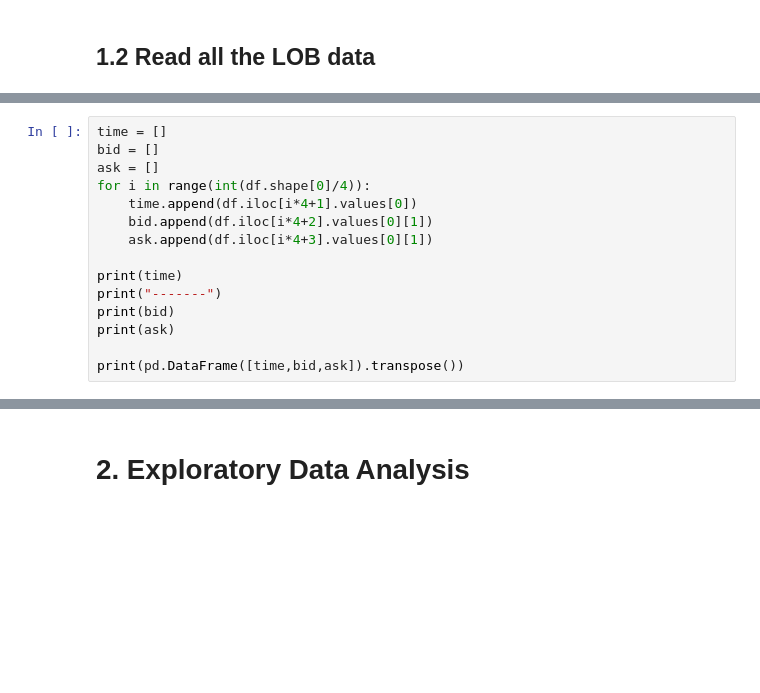
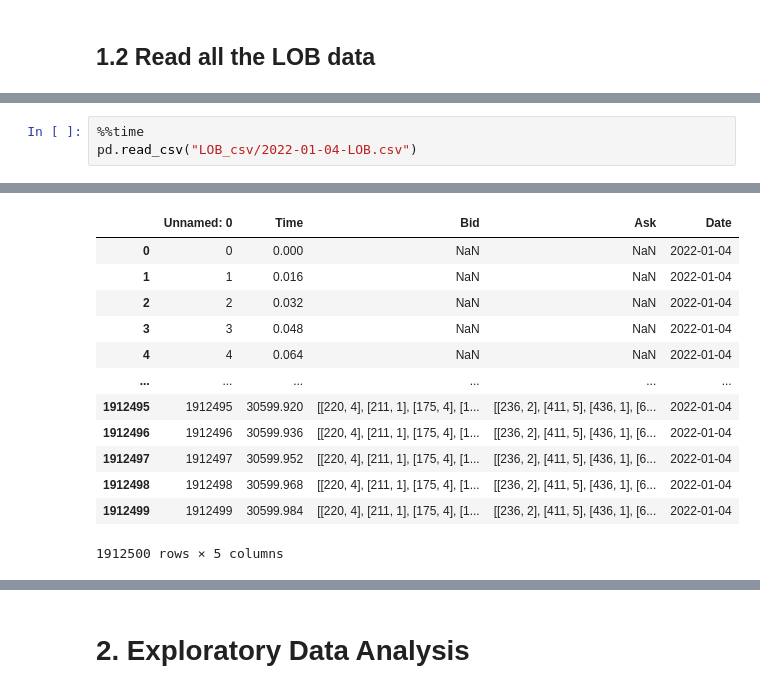
Before and after one commit to data-science-mini-project26/Mini_Project, a Jupyter notebook: Tianheng-Zhou.ipynb, the cells around one changed output, grey strips where cells are left out. Drawn from its saved outputs; the diff is of its cells as text; blank space fills up the shorter version.

```diff
--- a/Tianheng-Zhou.ipynb
+++ b/Tianheng-Zhou.ipynb
@@ -154,15 +432,0 @@ def parse_json(json_filename):
-# %%
-time = []
-bid = []
-ask = []
-for i in range(int(df.shape[0]/4)):
-    time.append(df.iloc[i*4+1].values[0])
-    bid.append(df.iloc[i*4+2].values[0][1])
-    ask.append(df.iloc[i*4+3].values[0][1])
-
-print(time)
-print("-------")
-print(bid)
-print(ask)
-
-print(pd.DataFrame([time,bid,ask]).transpose())
@@ -170,0 +550,4 @@ NameError: name 'df' is not defined
+# %%
+%%time
+pd.read_csv("LOB_csv/2022-01-04-LOB.csv")
+# %% [output]
@@ -170,0 +556,13 @@ NameError: name 'df' is not defined
+|  | Unnamed: 0 | Time | Bid | Ask | Date |
+| 0 | 0 | 0.000 | NaN | NaN | 2022-01-04 |
+| 1 | 1 | 0.016 | NaN | NaN | 2022-01-04 |
+| 2 | 2 | 0.032 | NaN | NaN | 2022-01-04 |
+| 3 | 3 | 0.048 | NaN | NaN | 2022-01-04 |
+| 4 | 4 | 0.064 | NaN | NaN | 2022-01-04 |
+| ... | ... | ... | ... | ... | ... |
+| 1912495 | 1912495 | 30599.920 | [[220, 4], [211, 1], [175, 4], [1... | [[236, 2], [411, 5], [436, 1], [6... | 2022-01-04 |
+| 1912496 | 1912496 | 30599.936 | [[220, 4], [211, 1], [175, 4], [1... | [[236, 2], [411, 5], [436, 1], [6... | 2022-01-04 |
+| 1912497 | 1912497 | 30599.952 | [[220, 4], [211, 1], [175, 4], [1... | [[236, 2], [411, 5], [436, 1], [6... | 2022-01-04 |
+| 1912498 | 1912498 | 30599.968 | [[220, 4], [211, 1], [175, 4], [1... | [[236, 2], [411, 5], [436, 1], [6... | 2022-01-04 |
+| 1912499 | 1912499 | 30599.984 | [[220, 4], [211, 1], [175, 4], [1... | [[236, 2], [411, 5], [436, 1], [6... | 2022-01-04 |
+1912500 rows × 5 columns
```
Also changed, not shown: parts of 33 cells of this notebook.
